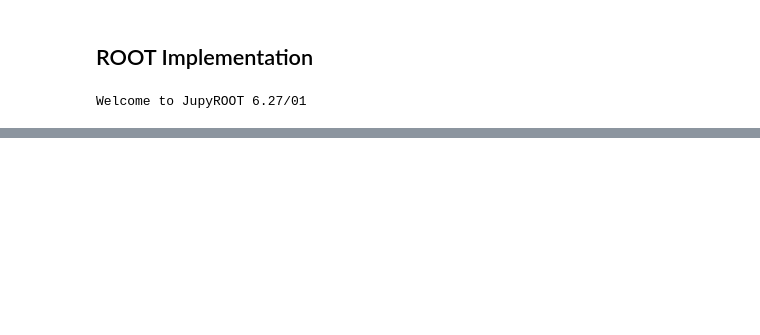
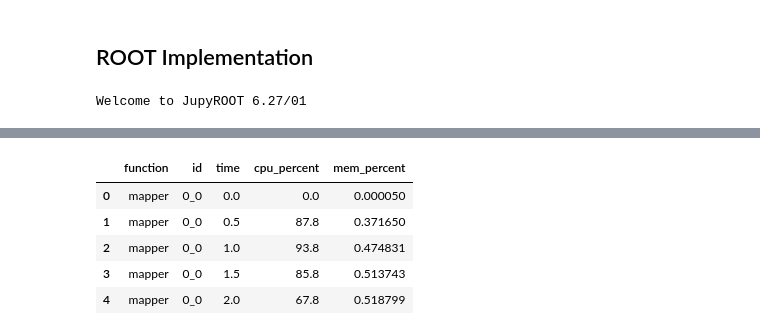
Before and after one commit to Break95/TFM-ServerlessRoot, a Jupyter notebook: oscar/root-playground/ROOT-OSCAR-Integration-RemoteDataFrame.ipynb, the cells around one changed output, grey strips where cells are left out. Drawn from its saved outputs; the diff is of its cells as text; code cells hidden in the pictures; blank space fills up the shorter version.

Commit message:
Update test notebook with plot generation.

```diff
--- a/oscar/root-playground/ROOT-OSCAR-Integration-RemoteDataFrame.ipynb
+++ b/oscar/root-playground/ROOT-OSCAR-Integration-RemoteDataFrame.ipynb
@@ -79 +91,17 @@ Time elapsed 6.036899089813232
 Info in <TCanvas::Print>: pdf file dimuon_spectrum.pdf has been created
+# %%
+# Plot generation
+import csv
+import sys
+import pandas as pd
+import plotly.express as px
+
+df = pd.read_csv('678285da-83fc-4743-9011-38728295fb9c_usage.csv' , delimiter='|')
+df.head()
+# %% [output]
+|  | function | id | time | cpu_percent | mem_percent |
+| 0 | mapper | 0_0 | 0.0 | 0.0 | 0.000050 |
+| 1 | mapper | 0_0 | 0.5 | 87.8 | 0.371650 |
+| 2 | mapper | 0_0 | 1.0 | 93.8 | 0.474831 |
+| 3 | mapper | 0_0 | 1.5 | 85.8 | 0.513743 |
+| 4 | mapper | 0_0 | 2.0 | 67.8 | 0.518799 |
```
Also changed, not shown: parts of 13 cells of this notebook.
